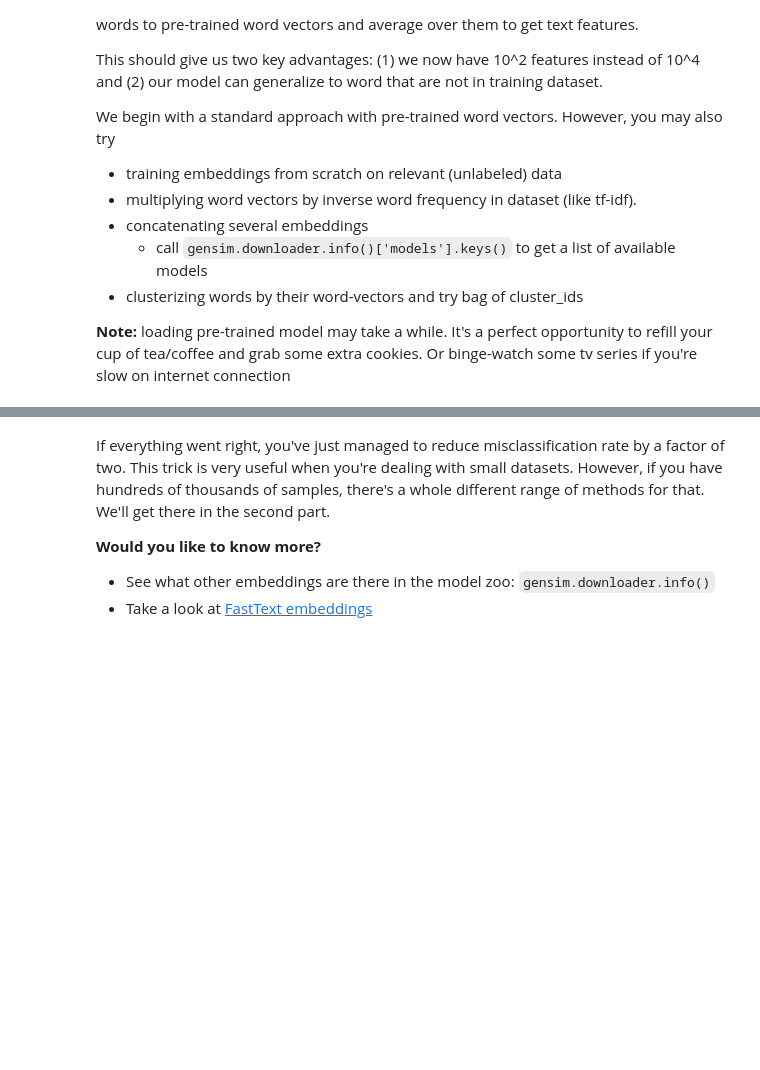
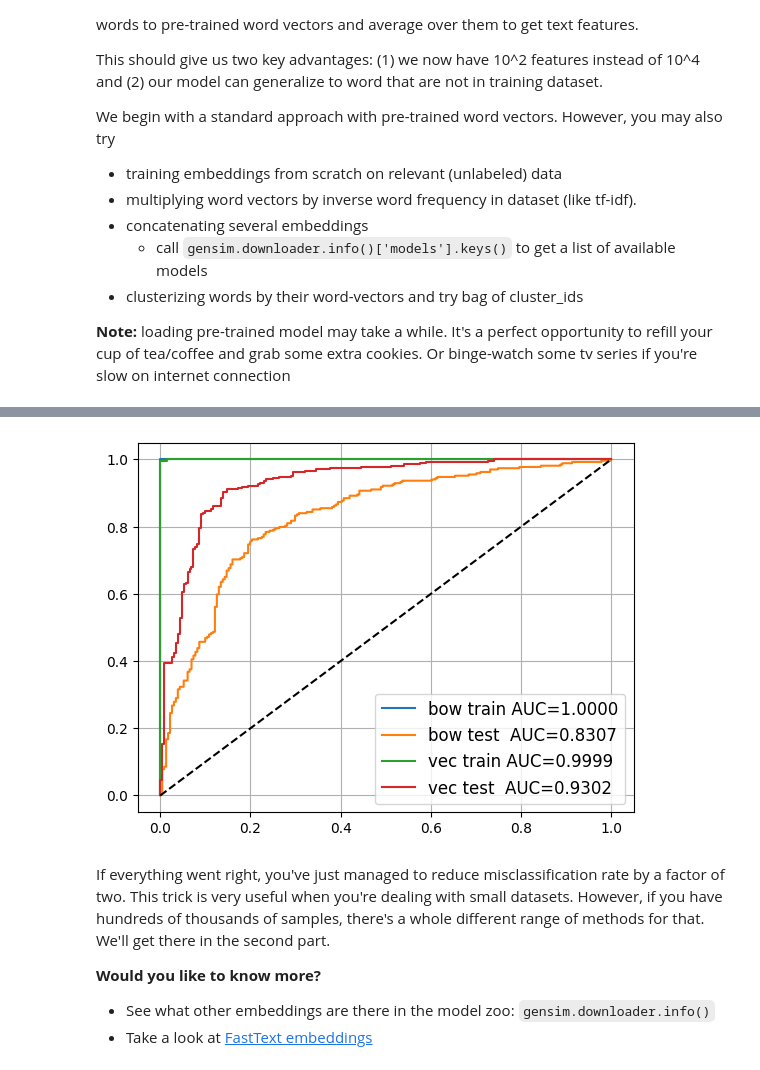
Before and after one commit to KirilXray/nlp_course, a Jupyter notebook: week01_embeddings/seminar.ipynb, the cells around one changed output, grey strips where cells are left out. Saved outputs shown, nothing was run; the diff lists cells and outputs as text; code cells hidden in the pictures; blank space fills up the shorter version.

```diff
--- a/week01_embeddings/seminar.ipynb
+++ b/week01_embeddings/seminar.ipynb
@@ -482,8 +824,8 @@ def vectorize_sum(comment):
     embedding_dim = embeddings.vectors.shape[1]
     features = np.zeros([embedding_dim], dtype='float32')
 
-    # YOUR CODE
-
+    features = np.sum([embeddings.get_vector(word) for word in comment.split()
+            if word in embeddings.key_to_index], axis=0)
     return features
 
 assert np.allclose(
@@ -494,23 +836,27 @@ assert np.allclose(
 X_train_wv = np.stack([vectorize_sum(text) for text in texts_train])
 X_test_wv = np.stack([vectorize_sum(text) for text in texts_test])
 # %%
-wv_model = LogisticRegression().fit(X_train_wv, y_train)
+from sklearn.linear_model import LogisticRegression
+
+wv_model = LogisticRegression(solver="liblinear").fit(X_train_wv, y_train)
 
 for name, X, y, model in [
     ('bow train', X_train_bow, y_train, bow_model),
     ('bow test ', X_test_bow, y_test, bow_model),
     ('vec train', X_train_wv, y_train, wv_model),
     ('vec test ', X_test_wv, y_test, wv_model)
 ]:
     proba = model.predict_proba(X)[:, 1]
     auc = roc_auc_score(y, proba)
     plt.plot(*roc_curve(y, proba)[:2], label='%s AUC=%.4f' % (name, auc))
 
 plt.plot([0, 1], [0, 1], '--', color='black',)
 plt.legend(fontsize='large')
 plt.grid()
 
 assert roc_auc_score(y_test, wv_model.predict_proba(X_test_wv)[:, 1]) > 0.92, "something's wrong with your features"
+# %% [output]
+[figure, added]
 # %% [markdown]
 If everything went right, you've just managed to reduce misclassification rate by a factor of two.
 This trick is very useful when you're dealing with small datasets. However, if you have hundreds of thousands of samples, there's a whole different range of methods for that. We'll get there in the second part.
```
Also changed, not shown: parts of 59 cells of this notebook, 1 other file.
